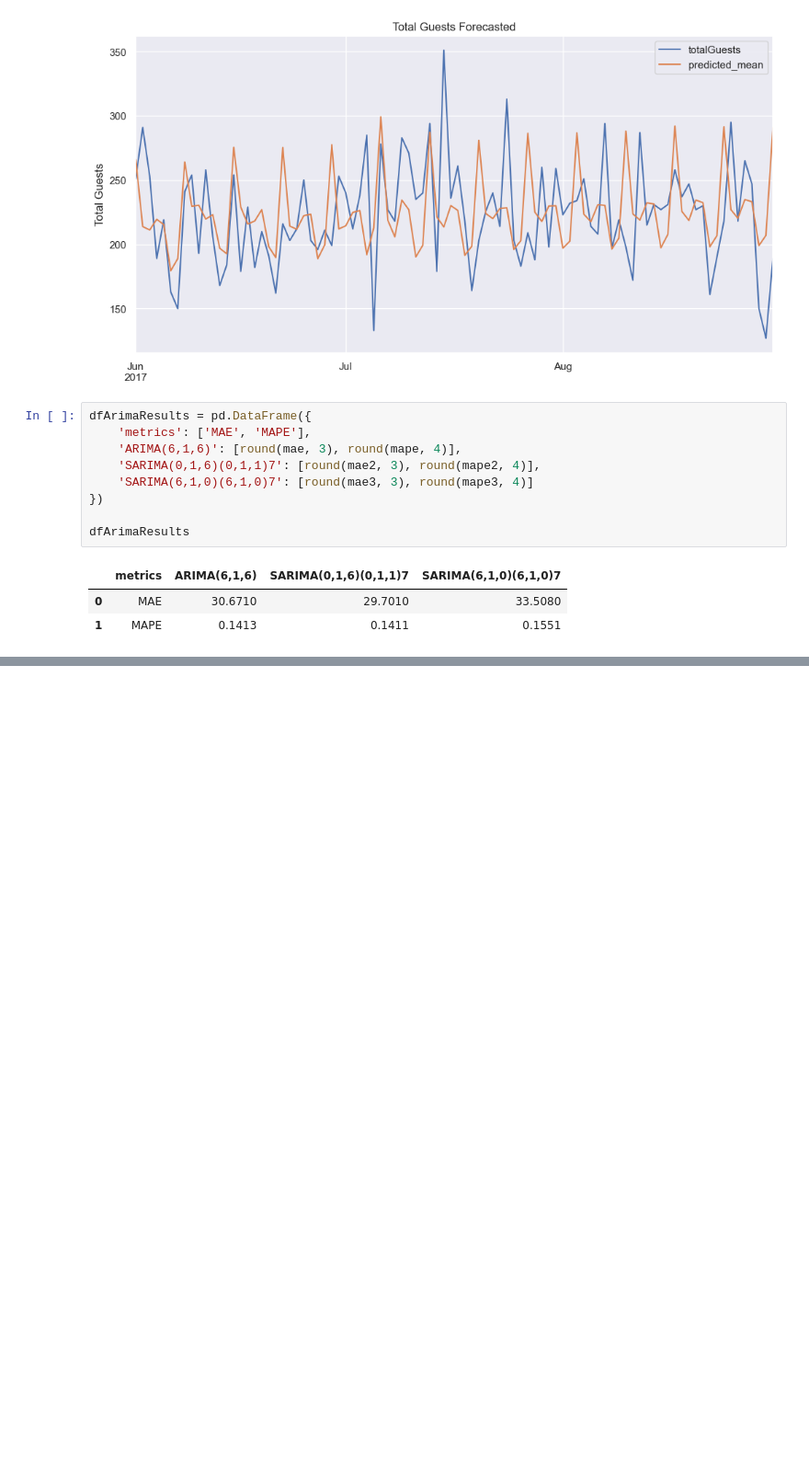
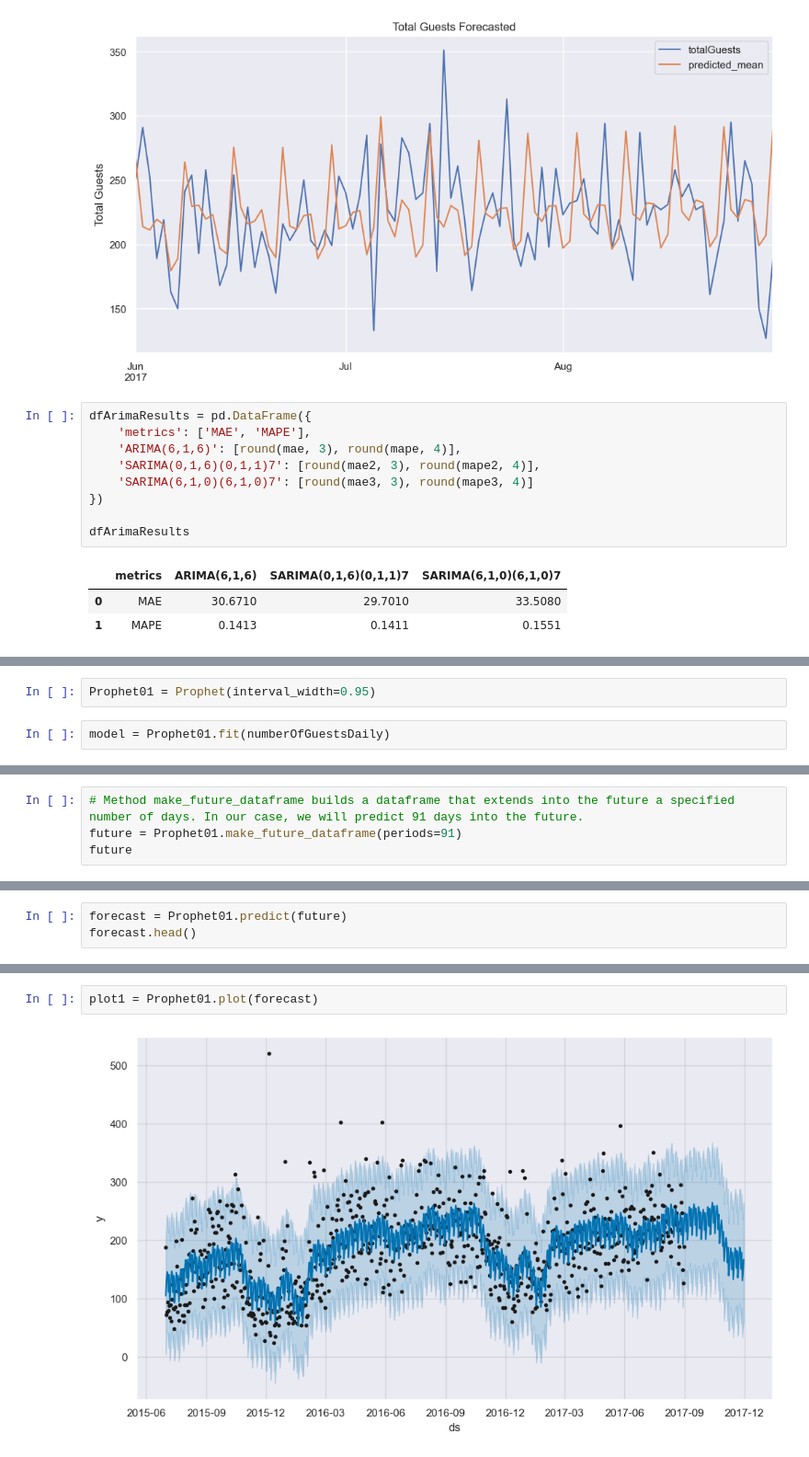
Before and after one commit to vikramkhandelwal07/Hotel-Demand-forecasting, a Jupyter notebook: main.ipynb, the cells around one changed output, grey strips where cells are left out. Shown at 92% size. Drawn from its saved outputs; the diff is of its cells as text; blank space fills up the shorter version.

Commit message:
eda and forecasting done

```diff
--- a/main.ipynb
+++ b/main.ipynb
@@ -807,0 +831,4 @@ dfArimaResults
+# %%
+Prophet01 = Prophet(interval_width=0.95)
+# %%
+model = Prophet01.fit(numberOfGuestsDaily)
@@ -807,0 +838,4 @@ dfArimaResults
+# %%
+# Method make_future_dataframe builds a dataframe that extends into the future a specified number of days. In our case, we will predict 91 days into the future.
+future = Prophet01.make_future_dataframe(periods=91)
+future
@@ -807,0 +856,3 @@ dfArimaResults
+# %%
+forecast = Prophet01.predict(future)
+forecast.head()
@@ -807,0 +866,4 @@ dfArimaResults
+# %%
+plot1 = Prophet01.plot(forecast)
+# %% [output]
+[figure, added]
```
Also changed, not shown: parts of 55 cells of this notebook, 1 other file.
